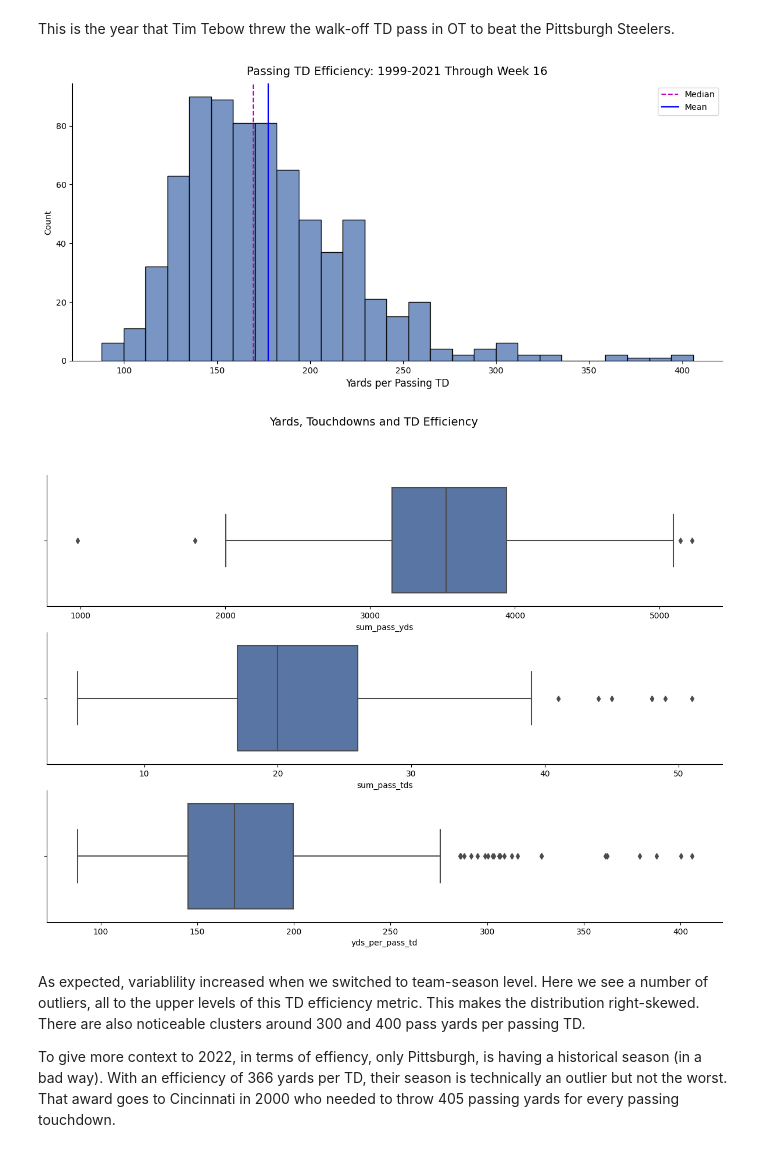
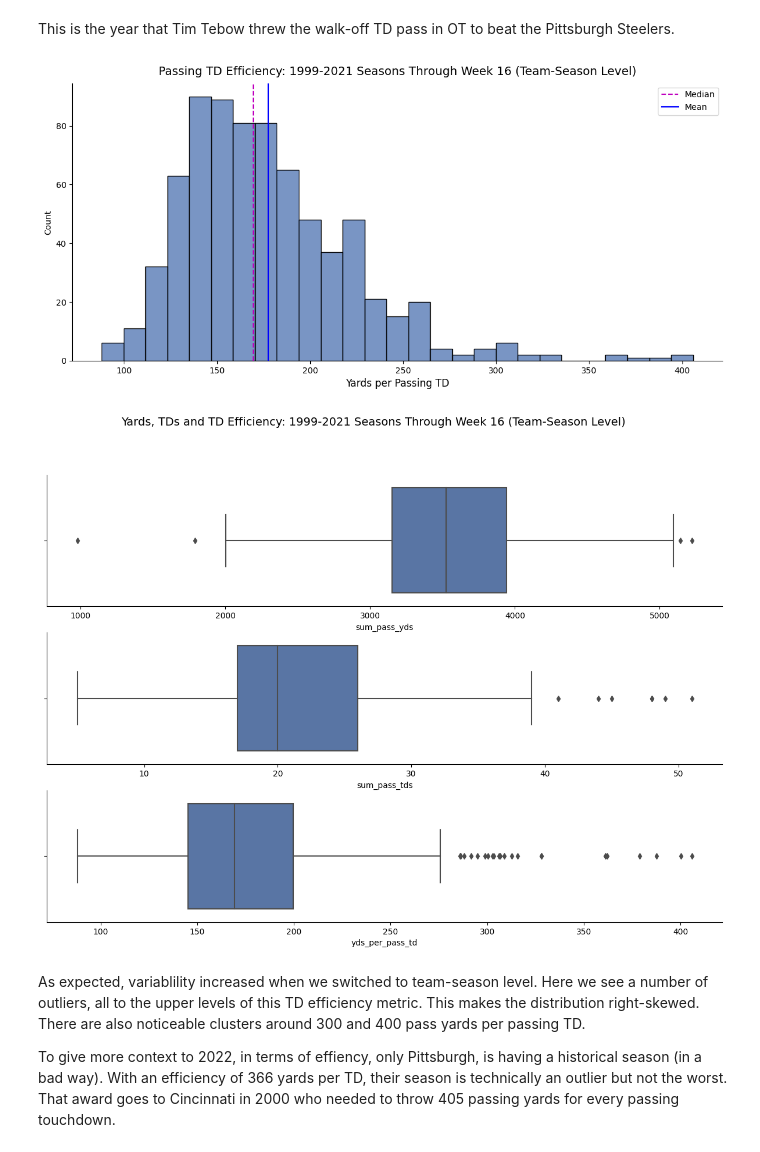
Before and after one commit to gfidanli/fantasy_football_analysis, a Jupyter notebook: daily_analysis/day_61_70/day68.ipynb, the cells around one changed output. Saved outputs shown, nothing was run; the diff lists cells and outputs as text; code cells hidden in the pictures.

Commit message:
update description and plot titles

```diff
--- a/daily_analysis/day_61_70/day68.ipynb
+++ b/daily_analysis/day_61_70/day68.ipynb
@@ -284,34 +284,34 @@ This is the year that Tim Tebow threw the walk-off TD pass in OT to beat the Pit
 # %%
 # Change plot size
 fig = plt.figure(figsize = (14,6))
 ax = fig.add_subplot()
 
 g = sns.histplot(
     x='yds_per_pass_td',
     data=df,
     fill=True,
     ax=ax
 )
 
 # Add vertical lines
 ax.axvline(x=df['yds_per_pass_td'].median(), color='m', label='Median', linestyle='--', linewidth=1.5)
 ax.axvline(x=df['yds_per_pass_td'].mean(), color='b', label='Mean', linestyle='-', linewidth=1.5)
 
 # Add axis labels and title
 g.set_xlabel("Yards per Passing TD", size=12)
 # g.set_ylabel("Number of Listings", size=12)
-g.set_title("Passing TD Efficiency: 1999-2021 Through Week 16", size=14, pad=10)
+g.set_title("Passing TD Efficiency: 1999-2021 Seasons Through Week 16 (Team-Season Level)", size=14, pad=10)
 
 # Customize Plot
 plt.legend()
 # plt.grid(axis='y')
 ax.set_axisbelow(True)
 
 sns.despine()
 
 plt.show()
 # %% [output]
-[figure, old version]
+[figure, new version]
 # %%
 # Plot setup
 fig, (ax0, ax1, ax2) = plt.subplots(3, 1, figsize = (15, 10))
@@ -330,12 +330,12 @@ for col, ax in plot_config.items():
                 ax=ax)
 
 # Add Title
-fig.suptitle('Yards, Touchdowns and TD Efficiency', size=14)
+fig.suptitle('Yards, TDs and TD Efficiency: 1999-2021 Seasons Through Week 16 (Team-Season Level)', size=14)
 
 sns.despine()
 plt.show()
 # %% [output]
-[figure, old version]
+[figure, new version]
 # %% [markdown]
 As expected, variablility increased when we switched to team-season level. Here we see a number of outliers, all to the upper levels of this TD efficiency metric. This makes the distribution right-skewed. There are also noticeable clusters around 300 and 400 pass yards per passing TD.
 
```
Also changed, not shown: parts of 3 cells of this notebook.
